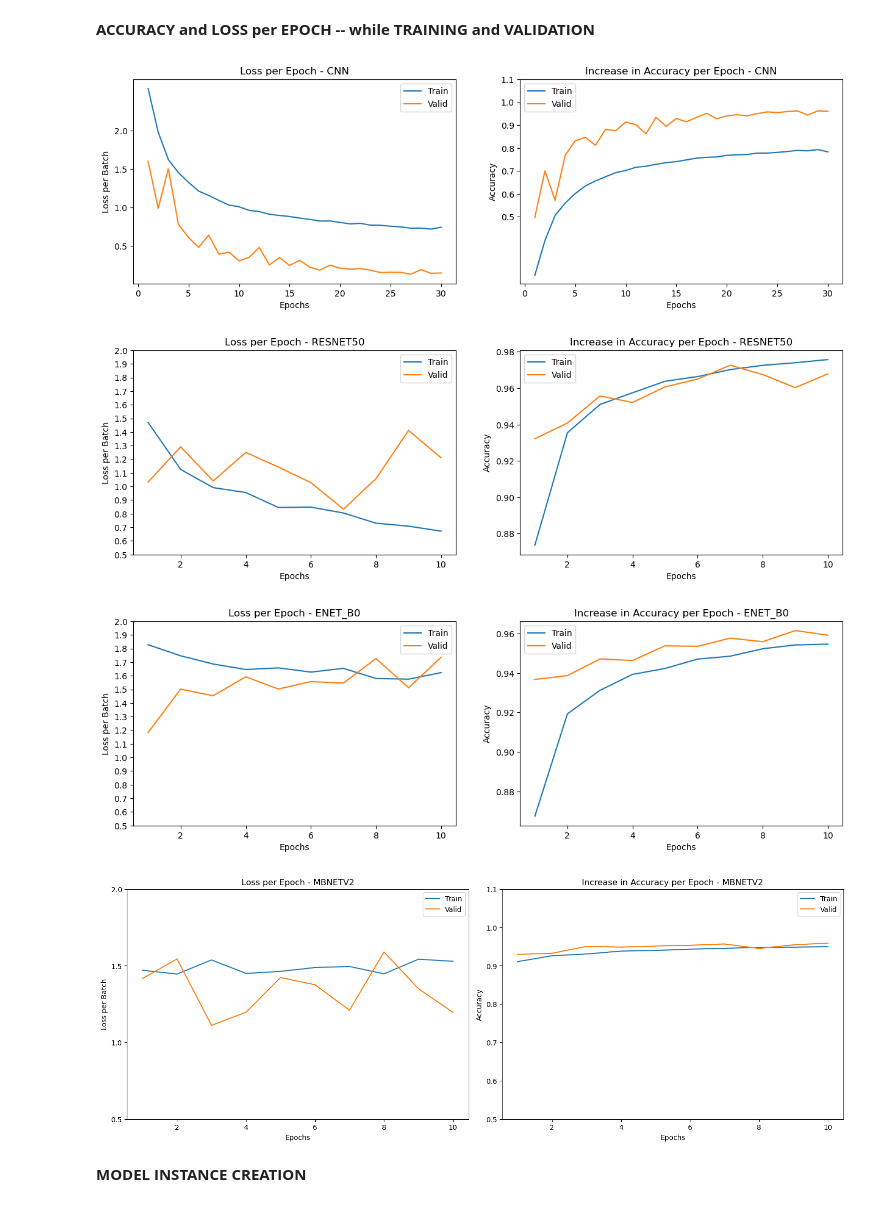
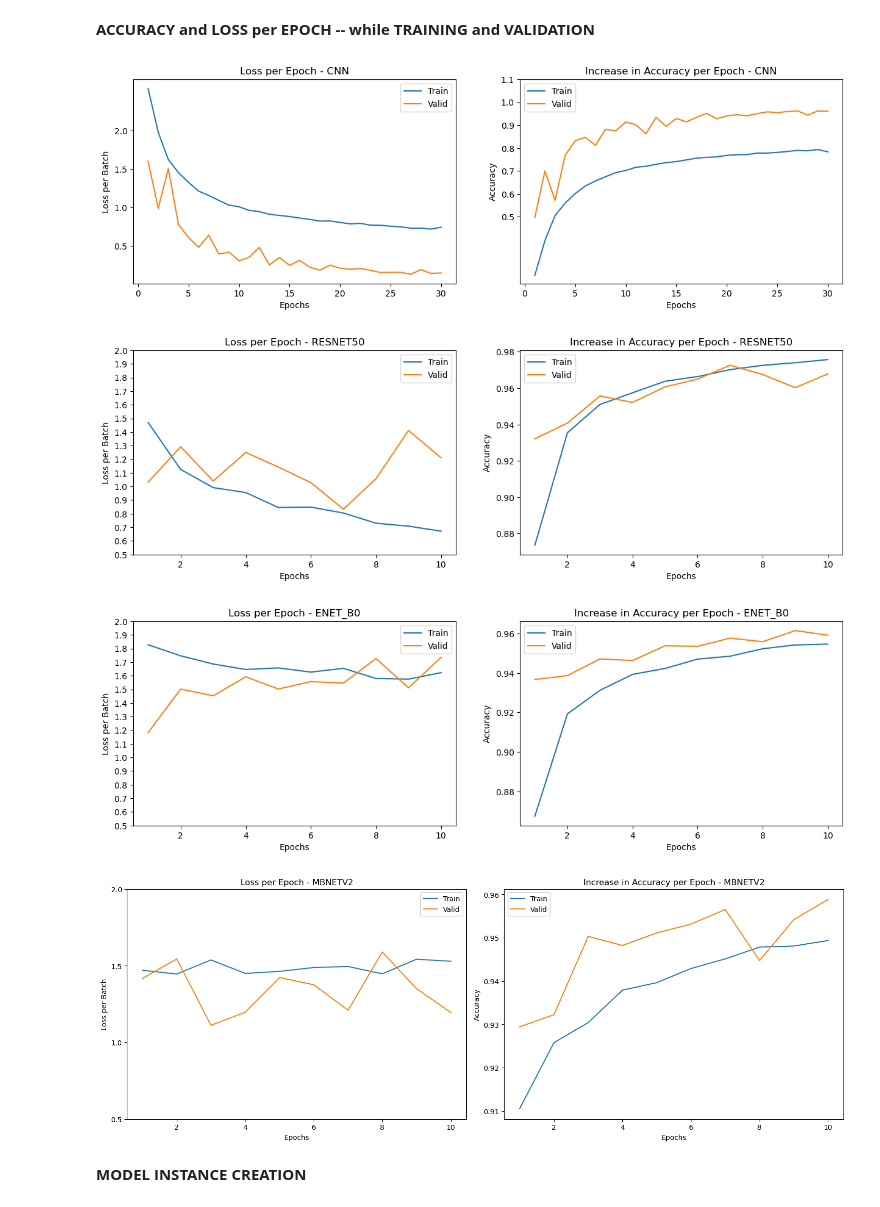
Before and after one commit to Frierensama/Plant_Disease_Detection_and_Treatment_Recommendation, a Jupyter notebook: notebooks/Models_Evaluation.ipynb, the cells around one changed output. Drawn from its saved outputs; the diff is of its cells as text; code cells hidden in the pictures.

```diff
--- a/notebooks/Models_Evaluation.ipynb
+++ b/notebooks/Models_Evaluation.ipynb
@@ -145,35 +145,34 @@ plt.plot(range(1,11),valid_accs_enet, label='Valid')
 plt.title('Increase in Accuracy per Epoch - ENET_B0')
 plt.xlabel('Epochs')
 plt.ylabel('Accuracy')
 plt.legend()
 
 
 # MOBILENET V02
 plt.figure(figsize=(15,20))
 plt.subplot(4,2,7)
 plt.plot(range(1,11),train_losses_mbnet, label='Train')
 plt.plot(range(1,11),valid_losses_mbnet, label='Valid')
 plt.title('Loss per Epoch - MBNETV2')
 plt.yticks(np.arange(0.5, 2.1, 0.5))
 plt.xlabel('Epochs')
 plt.ylabel('Loss per Batch')
 plt.legend()
 
 plt.subplot(4,2,8)
 plt.plot(range(1,11),train_accs_mbnet, label='Train')
 plt.plot(range(1,11),valid_accs_mbnet, label='Valid')
 plt.title('Increase in Accuracy per Epoch - MBNETV2')
-plt.yticks(np.arange(0.5, 1.1, 0.1))
 plt.xlabel('Epochs')
 plt.ylabel('Accuracy')
 plt.legend()
 
 plt.tight_layout()
 # %% [output]
 [figure]
 [figure]
 [figure]
-[figure, old version]
+[figure, new version]
 # %% [markdown]
 **MODEL INSTANCE CREATION**
 # %%
```
Also changed, not shown: parts of 11 cells of this notebook, 4 other files.
